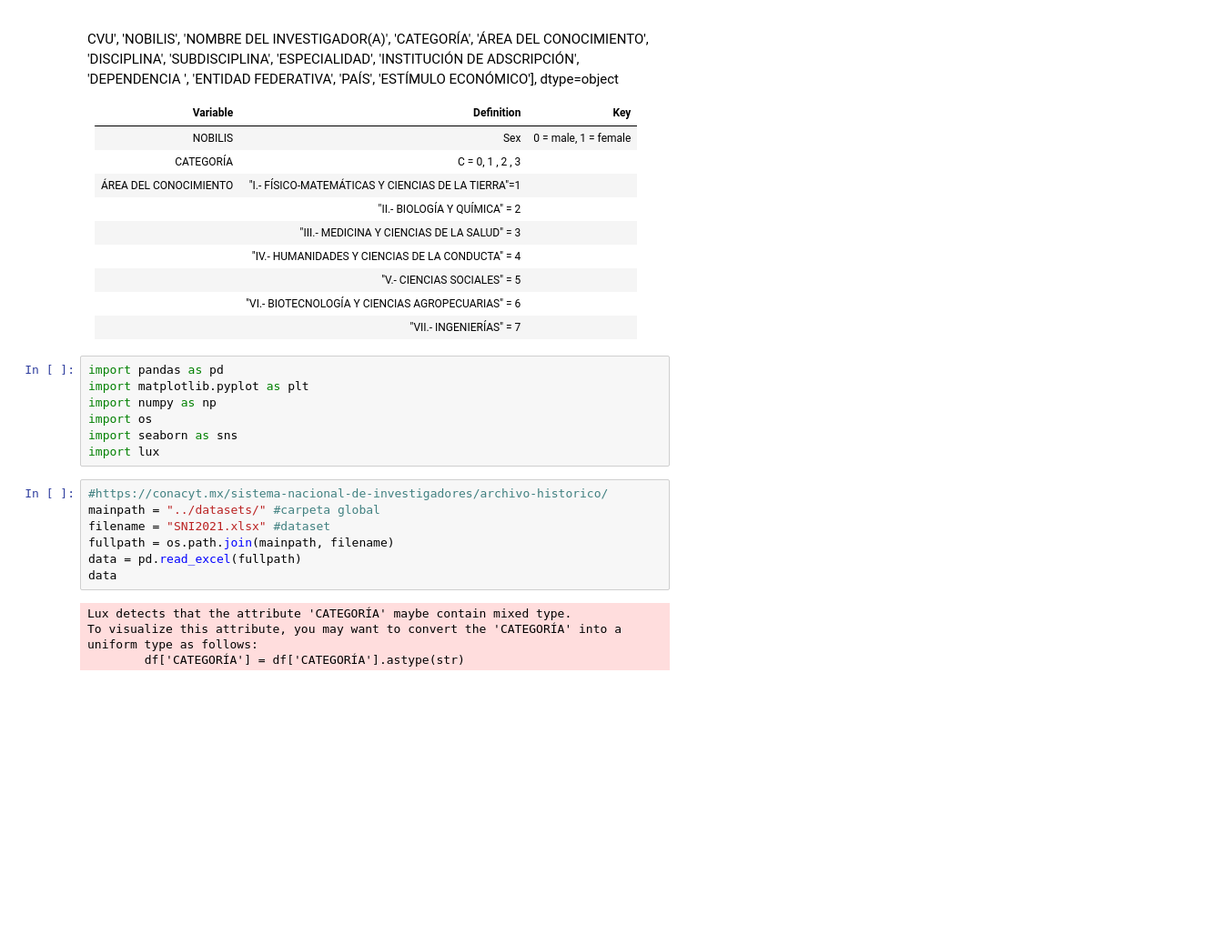
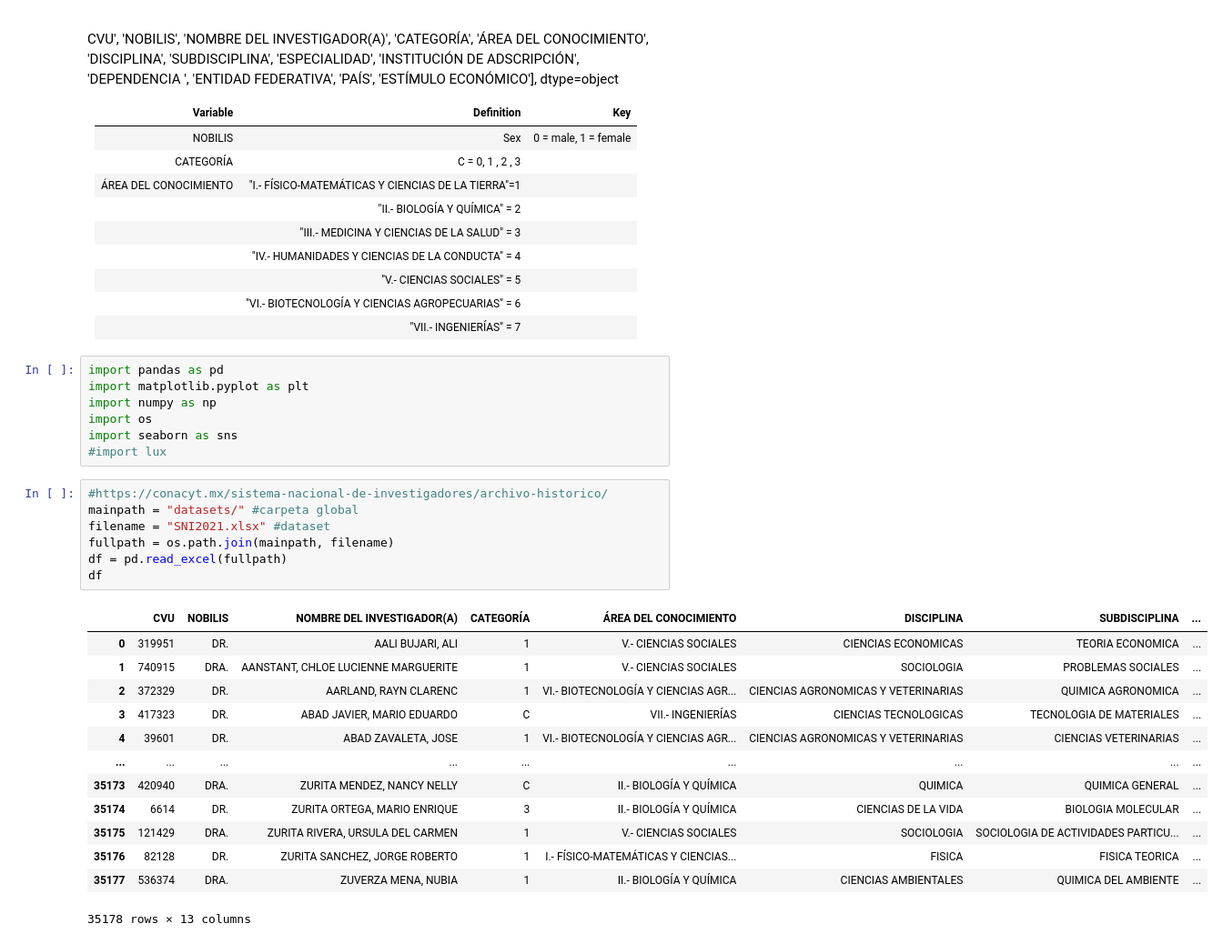
Before and after one commit to isadoji/sni, a Jupyter notebook: sni2021.ipynb, the cells around one changed output. Shown at 91% size. Saved outputs shown, nothing was run; the diff lists cells and outputs as text; blank space fills up the shorter version.

```diff
--- a/sni2021.ipynb
+++ b/sni2021.ipynb
@@ -23,15 +23,25 @@ import matplotlib.pyplot as plt
 import numpy as np
 import os
 import seaborn as sns
-import lux
+#import lux
 # %%
 #https://conacyt.mx/sistema-nacional-de-investigadores/archivo-historico/
-mainpath = "../datasets/" #carpeta global
+mainpath = "datasets/" #carpeta global
 filename = "SNI2021.xlsx" #dataset
 fullpath = os.path.join(mainpath, filename)
-data = pd.read_excel(fullpath)
-data
+df = pd.read_excel(fullpath)
+df
 # %% [output]
+|  | CVU | NOBILIS | NOMBRE DEL INVESTIGADOR(A) | CATEGORÍA | ÁREA DEL CONOCIMIENTO | DISCIPLINA | SUBDISCIPLINA | ... |
+| 0 | 319951 | DR. | AALI BUJARI, ALI | 1 | V.- CIENCIAS SOCIALES | CIENCIAS ECONOMICAS | TEORIA ECONOMICA | ... |
+| 1 | 740915 | DRA. | AANSTANT, CHLOE LUCIENNE MARGUERITE | 1 | V.- CIENCIAS SOCIALES | SOCIOLOGIA | PROBLEMAS SOCIALES | ... |
+| 2 | 372329 | DR. | AARLAND, RAYN CLARENC | 1 | VI.- BIOTECNOLOGÍA Y CIENCIAS AGR... | CIENCIAS AGRONOMICAS Y VETERINARIAS | QUIMICA AGRONOMICA | ... |
+| 3 | 417323 | DR. | ABAD JAVIER, MARIO EDUARDO | C | VII.- INGENIERÍAS | CIENCIAS TECNOLOGICAS | TECNOLOGIA DE MATERIALES | ... |
+| 4 | 39601 | DR. | ABAD ZAVALETA, JOSE | 1 | VI.- BIOTECNOLOGÍA Y CIENCIAS AGR... | CIENCIAS AGRONOMICAS Y VETERINARIAS | CIENCIAS VETERINARIAS | ... |
+| ... | ... | ... | ... | ... | ... | ... | ... | ... |
+| 35173 | 420940 | DRA. | ZURITA MENDEZ, NANCY NELLY | C | II.- BIOLOGÍA Y QUÍMICA | QUIMICA | QUIMICA GENERAL | ... |
+| 35174 | 6614 | DR. | ZURITA ORTEGA, MARIO ENRIQUE | 3 | II.- BIOLOGÍA Y QUÍMICA | CIENCIAS DE LA VIDA | BIOLOGIA MOLECULAR | ... |
+| 35175 | 121429 | DRA. | ZURITA RIVERA, URSULA DEL CARMEN | 1 | V.- CIENCIAS SOCIALES | SOCIOLOGIA | SOCIOLOGIA DE ACTIVIDADES PARTICU... | ... |
+| 35176 | 82128 | DR. | ZURITA SANCHEZ, JORGE ROBERTO | 1 | I.- FÍSICO-MATEMÁTICAS Y CIENCIAS... | FISICA | FISICA TEORICA | ... |
+| 35177 | 536374 | DRA. | ZUVERZA MENA, NUBIA | 1 | II.- BIOLOGÍA Y QUÍMICA | CIENCIAS AMBIENTALES | QUIMICA DEL AMBIENTE | ... |
-Lux detects that the attribute 'CATEGORÍA' maybe contain mixed type.
-To visualize this attribute, you may want to convert the 'CATEGORÍA' into a uniform type as follows:
-        df['CATEGORÍA'] = df['CATEGORÍA'].astype(str)
+35178 rows × 13 columns
```
Also changed, not shown: parts of 16 cells of this notebook.
